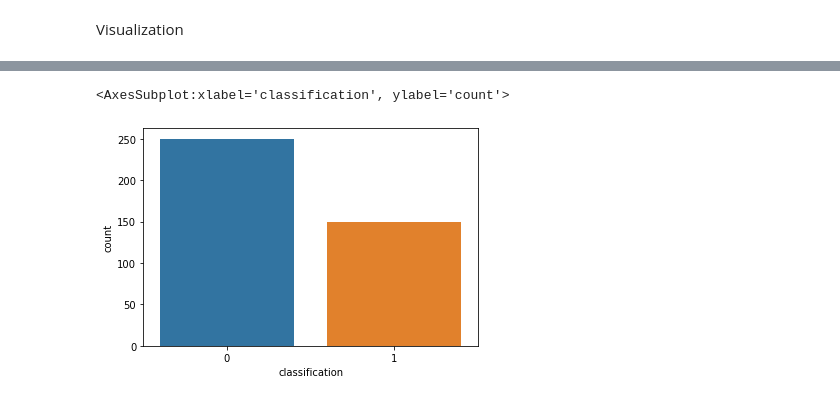
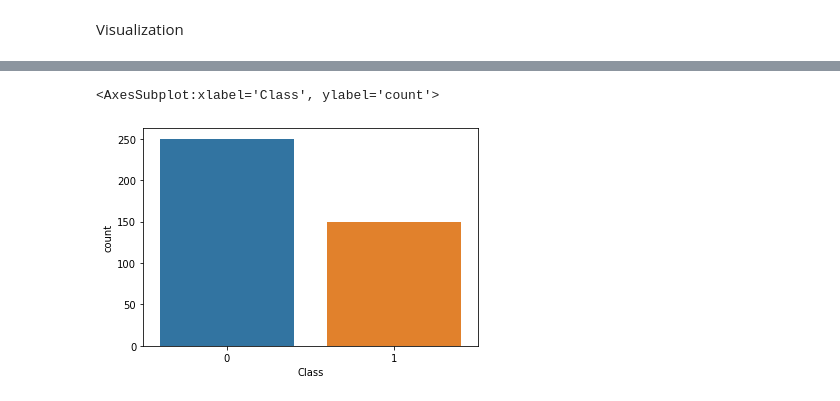
Before and after one commit to himashax/ML_Assignment2_IT19128696_IT19156170_IT19134468, a Jupyter notebook: IT19128696_IT19156170_IT19134468.ipynb, the cells around one changed output, grey strips where cells are left out. Cells and saved outputs as stored; diff of their text form; code cells hidden in the pictures.

Commit message:
Changes in data Preprocessing

```diff
--- a/IT19128696_IT19156170_IT19134468.ipynb
+++ b/IT19128696_IT19156170_IT19134468.ipynb
@@ -166,9 +192,9 @@ rc :  131
 # %%
+# Replace the null values with the median value of the column
 for i in numeric_features:
-    data[i].fillna(data[i].mean(), inplace =True)
+    data[i].fillna(data[i].median(), inplace =True)
 
+# Display the null value count
 for i in numeric_features:
     print(i, ': ', data[i].isna().sum())
-
-data.head(20)
 # %% [output]
@@ -227,3 +234 @@ classification :  0.0
-# %%
-data = data.drop('rbc', axis=1)
 # %%
@@ -246,12 +250,0 @@ data
-# %%
-obj_features = np.array([])
-numeric_features = np.array([])
-
-for feature in data.columns:
-    if data[feature].dtypes == object:
-        obj_features = np.append(obj_features, feature)
-    else:
-        numeric_features = np.append(numeric_features, feature)
-# %%
-for i in obj_features:
-    print(i, ': ', data[i].isna().sum())
@@ -288,8 +287,8 @@ g=sns.heatmap(data[top_corr_features].corr(),annot=True,cmap="YlGnBu")
 # %%
-sns.countplot(x = 'classification',data = data)
+sns.countplot(x = 'Class',data = data)
 # %% [output]
-<AxesSubplot:xlabel='classification', ylabel='count'>
+<AxesSubplot:xlabel='Class', ylabel='count'>
-[figure, old version]
+[figure, new version]
 # %%
 data.hist(figsize = (30,30))
 # %% [output]
```
Also changed, not shown: parts of 38 cells of this notebook.
